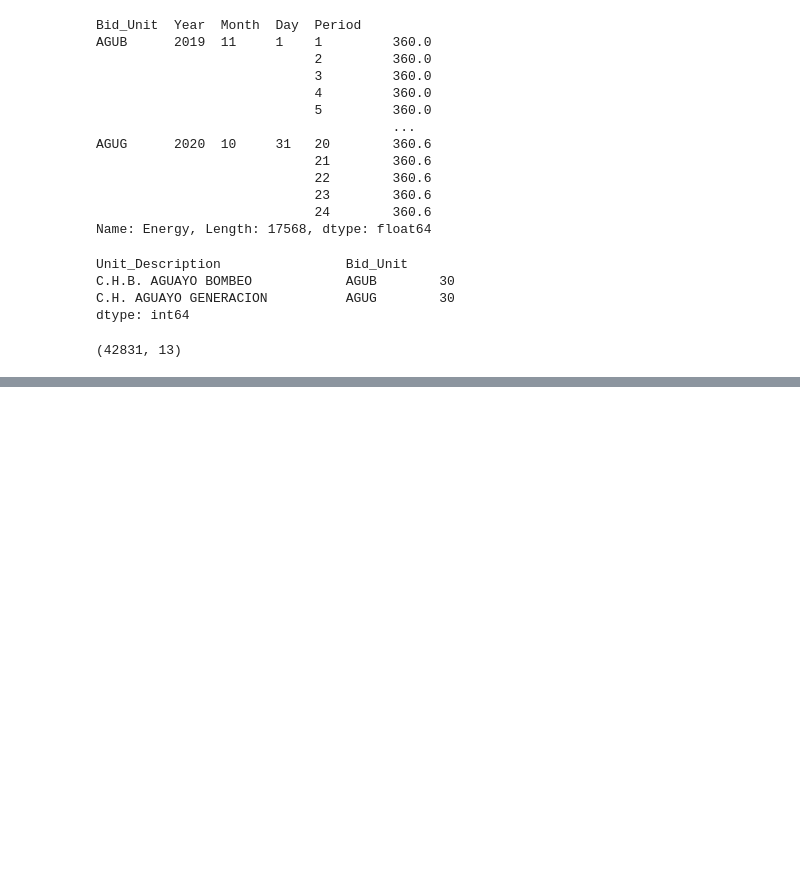
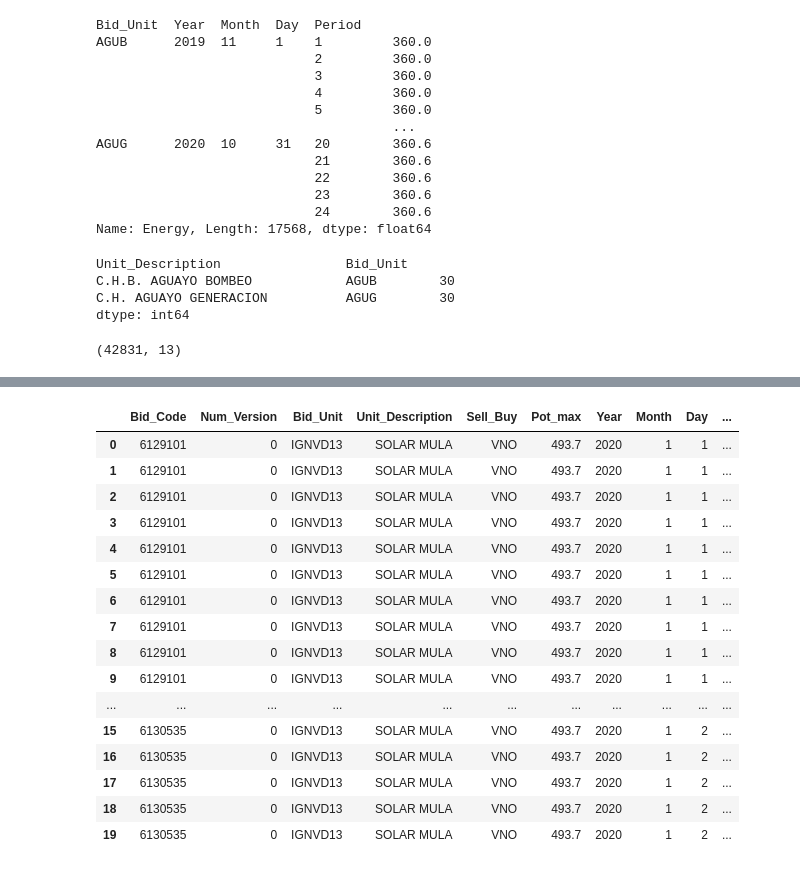
Before and after one commit to luisdelpozo/TFM, a Jupyter notebook: TFM_df_sel_unit_v0.ipynb, the cells around one changed output, grey strips where cells are left out. Saved outputs shown, nothing was run; the diff lists cells and outputs as text; code cells hidden in the pictures; blank space fills up the shorter version.

```diff
--- a/TFM_df_sel_unit_v0.ipynb
+++ b/TFM_df_sel_unit_v0.ipynb
@@ -556,0 +719,20 @@ df_MULA.describe()
+# %%
+df_MULA[df_MULA['Day'].isin(range(1,3))&(df_MULA['Month']==1)&(df_MULA['Year']==2020)]
+# %% [output]
+|  | Bid_Code | Num_Version | Bid_Unit | Unit_Description | Sell_Buy | Pot_max | Year | Month | Day | ... |
+| 0 | 6129101 | 0 | IGNVD13 | SOLAR MULA | VNO | 493.7 | 2020 | 1 | 1 | ... |
+| 1 | 6129101 | 0 | IGNVD13 | SOLAR MULA | VNO | 493.7 | 2020 | 1 | 1 | ... |
+| 2 | 6129101 | 0 | IGNVD13 | SOLAR MULA | VNO | 493.7 | 2020 | 1 | 1 | ... |
+| 3 | 6129101 | 0 | IGNVD13 | SOLAR MULA | VNO | 493.7 | 2020 | 1 | 1 | ... |
+| 4 | 6129101 | 0 | IGNVD13 | SOLAR MULA | VNO | 493.7 | 2020 | 1 | 1 | ... |
+| 5 | 6129101 | 0 | IGNVD13 | SOLAR MULA | VNO | 493.7 | 2020 | 1 | 1 | ... |
+| 6 | 6129101 | 0 | IGNVD13 | SOLAR MULA | VNO | 493.7 | 2020 | 1 | 1 | ... |
+| 7 | 6129101 | 0 | IGNVD13 | SOLAR MULA | VNO | 493.7 | 2020 | 1 | 1 | ... |
+| 8 | 6129101 | 0 | IGNVD13 | SOLAR MULA | VNO | 493.7 | 2020 | 1 | 1 | ... |
+| 9 | 6129101 | 0 | IGNVD13 | SOLAR MULA | VNO | 493.7 | 2020 | 1 | 1 | ... |
+| ... | ... | ... | ... | ... | ... | ... | ... | ... | ... | ... |
+| 15 | 6130535 | 0 | IGNVD13 | SOLAR MULA | VNO | 493.7 | 2020 | 1 | 2 | ... |
+| 16 | 6130535 | 0 | IGNVD13 | SOLAR MULA | VNO | 493.7 | 2020 | 1 | 2 | ... |
+| 17 | 6130535 | 0 | IGNVD13 | SOLAR MULA | VNO | 493.7 | 2020 | 1 | 2 | ... |
+| 18 | 6130535 | 0 | IGNVD13 | SOLAR MULA | VNO | 493.7 | 2020 | 1 | 2 | ... |
+| 19 | 6130535 | 0 | IGNVD13 | SOLAR MULA | VNO | 493.7 | 2020 | 1 | 2 | ... |
```
Also changed, not shown: parts of 35 cells of this notebook, 12 other files.
